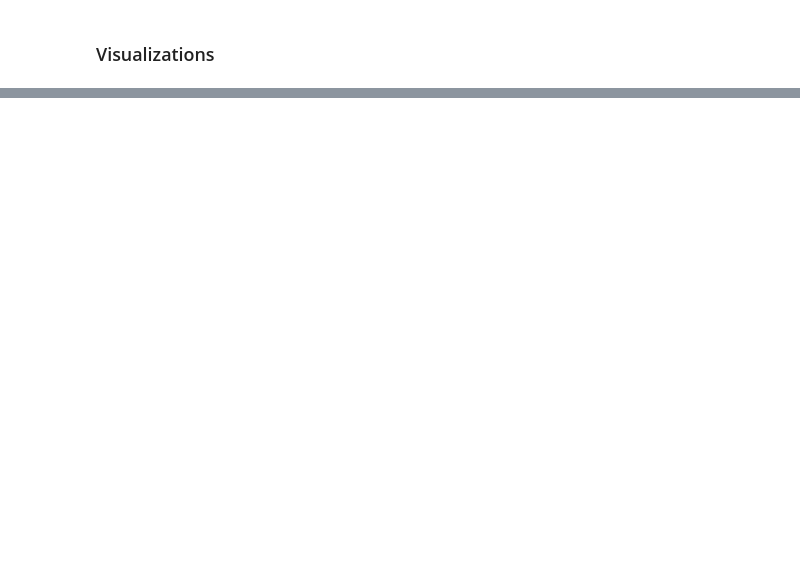
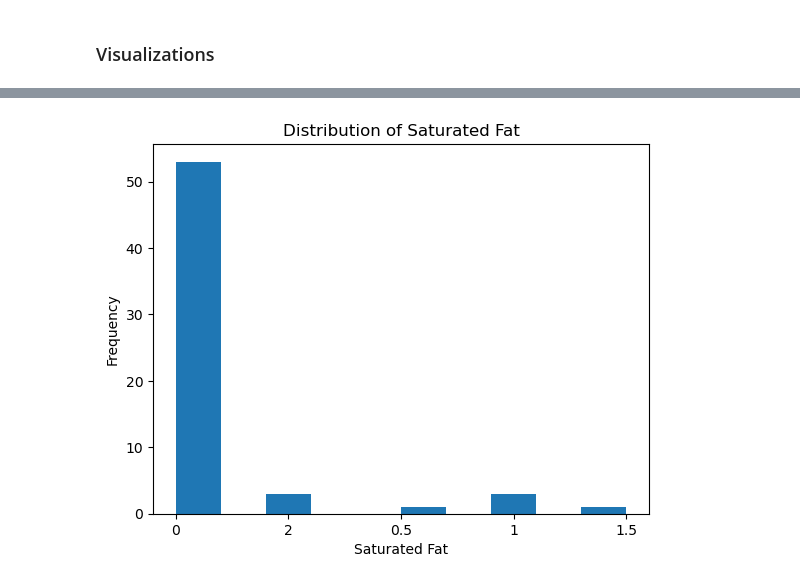
Before and after one commit to HardoModo/Dev10-Capstone, a Jupyter notebook: Janeel/Food_nutrient.ipynb, the cells around one changed output, grey strips where cells are left out. Cells and saved outputs as stored; diff of their text form; code cells hidden in the pictures; blank space fills up the shorter version.

```diff
--- a/Janeel/Food_nutrient.ipynb
+++ b/Janeel/Food_nutrient.ipynb
@@ -599,0 +748,13 @@ plt.show()
+# %%
+# Create a histogram
+plt.hist(df2['Saturated Fat'], bins=10)
+
+# Add labels and title
+plt.xlabel('Saturated Fat')
+plt.ylabel('Frequency')
+plt.title('Distribution of Saturated Fat')
+
+# Display the plot
+plt.show()
+# %% [output]
+[figure, added]
```
Also changed, not shown: parts of 31 cells of this notebook.
